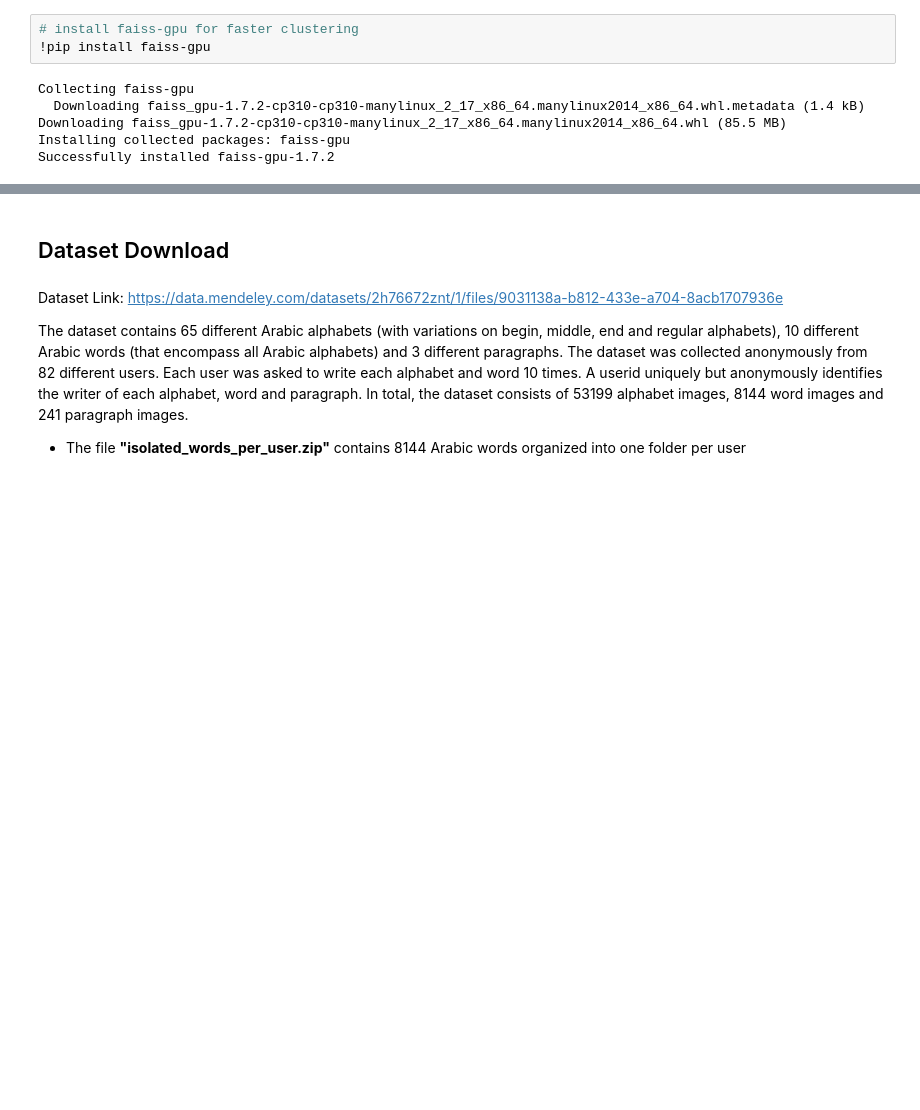
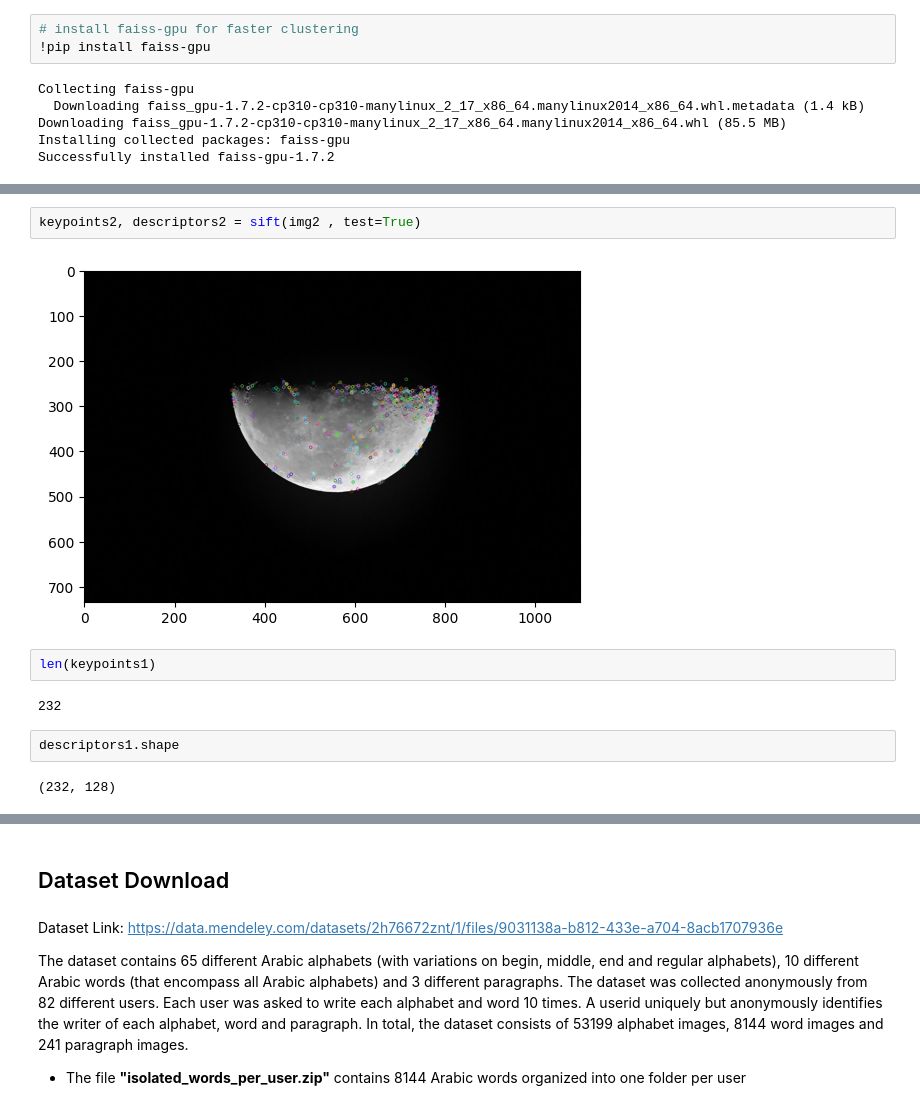
Before and after one commit to Mohammed-Abed-Alkareem/Arabic-Handwriting-Identification-Local-Feature-Extraction, a Jupyter notebook: AssignmentFiles/1210708_file.ipynb, the cells around one changed output, grey strips where cells are left out. Saved outputs shown, nothing was run; the diff lists cells and outputs as text; blank space fills up the shorter version.

```diff
--- a/AssignmentFiles/1210708_file.ipynb
+++ b/AssignmentFiles/1210708_file.ipynb
@@ -14,0 +35,12 @@ Successfully installed faiss-gpu-1.7.2
+# %%
+keypoints2, descriptors2 = sift(img2 , test=True)
+# %% [output]
+[figure, added]
+# %%
+len(keypoints1)
+# %% [output]
+232
+# %%
+descriptors1.shape
+# %% [output]
+(232, 128)
```
Also changed, not shown: parts of 41 cells of this notebook, 14 other files.
